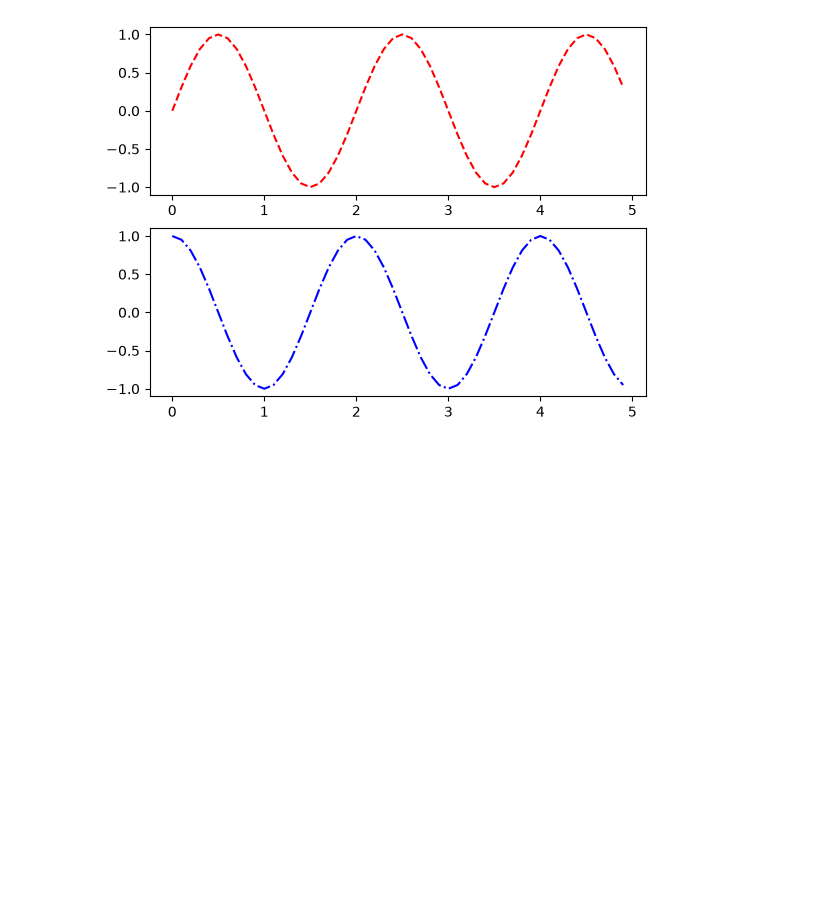
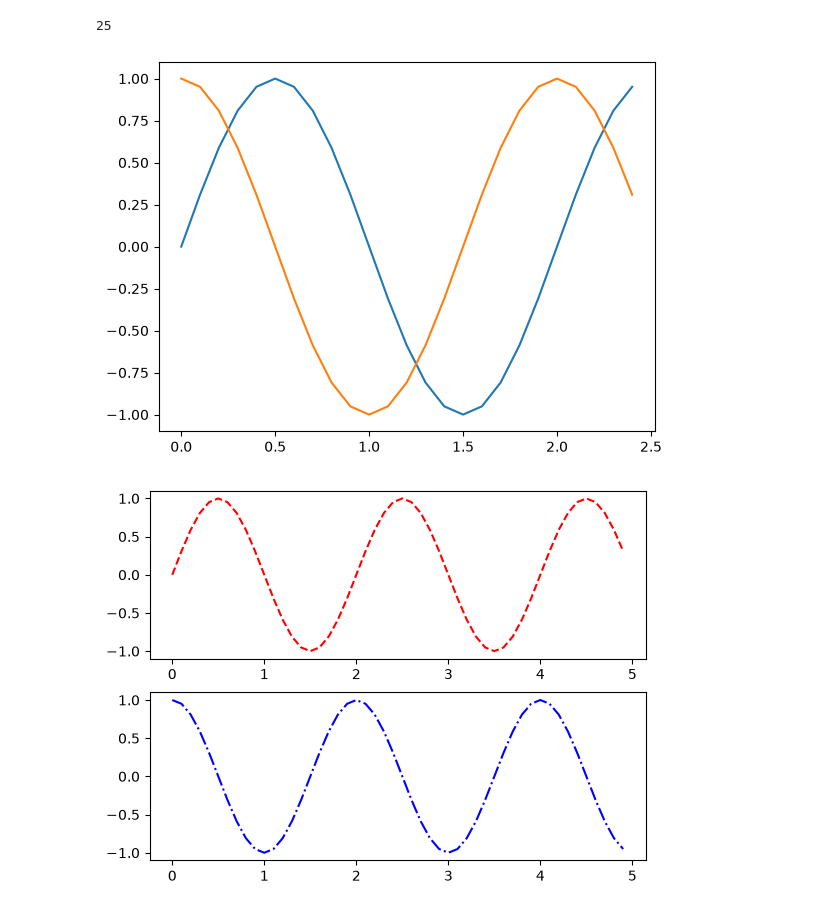
Before and after one commit to snaizhang-sys/_python, a Jupyter notebook: 0627/lesson.ipynb, the cells around one changed output. Cells and saved outputs as stored; diff of their text form; code cells hidden in the pictures; blank space fills up the shorter version.

```diff
--- a/0627/lesson.ipynb
+++ b/0627/lesson.ipynb
@@ -1,3 +30,23 @@
+# %%
+import numpy as np
+import math
+import matplotlib.pyplot as plt
+
+t = np.arange(0, 2.5, 0.1)
+#print(len(t))
+t1 = t * math.pi
+y1 = np.sin(t1)
+y2 = np.cos(t1)
+print(len(y1))
+
+fig = plt.figure()
+axes = fig.add_subplot(1,1,1)
+axes.plot(t, y1)
+axes.plot(t, y2)
+plt.show()
+# %% [output]
+25
+[figure, added]
 # %%
 import numpy as np
 import matplotlib.pyplot as plt
```
Also changed, not shown: parts of 9 cells of this notebook.
